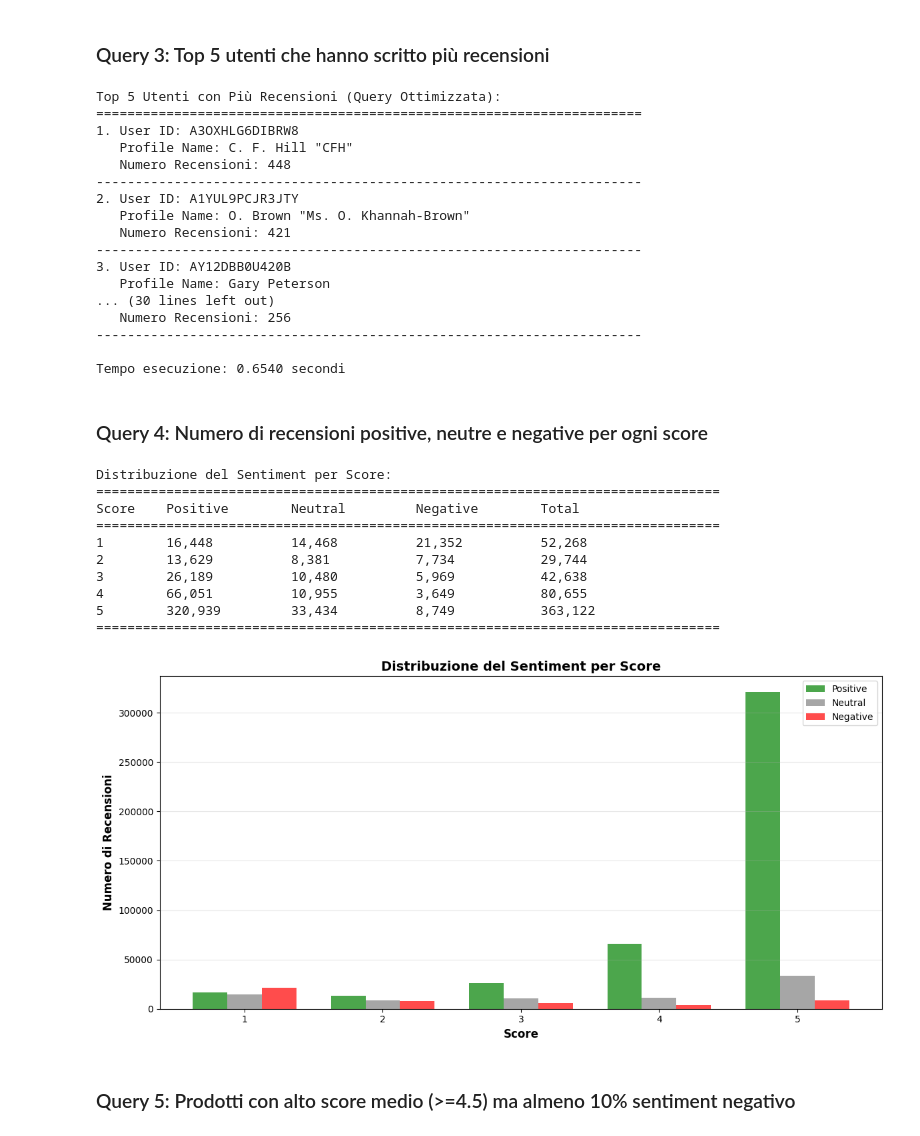
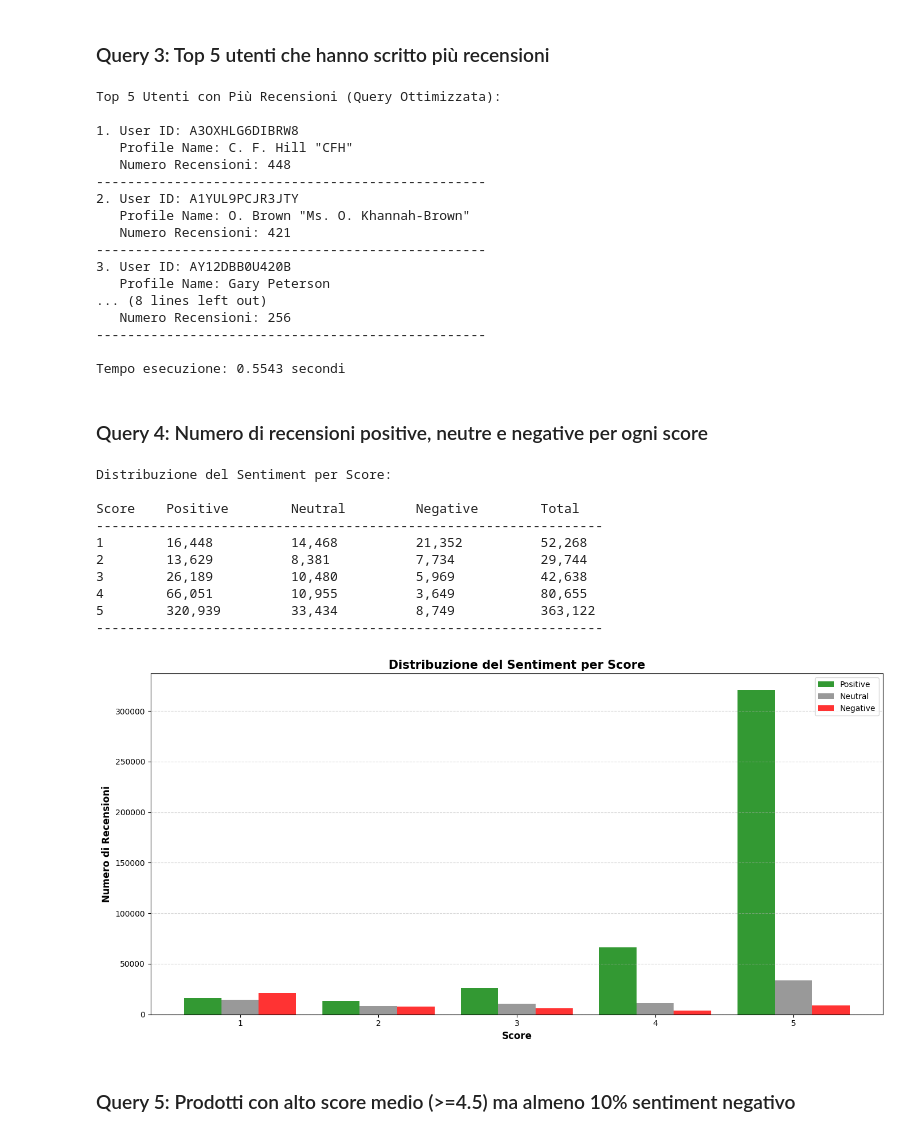
Before and after one commit to SickCiQuattro/SEBD_homework, a Jupyter notebook: MongoDB/amazon_fine_food_reviews.ipynb, the cells around one changed output. Drawn from its saved outputs; the diff is of its cells as text; code cells hidden in the pictures.

```diff
--- a/MongoDB/amazon_fine_food_reviews.ipynb
+++ b/MongoDB/amazon_fine_food_reviews.ipynb
@@ -203,11 +80,0 @@ Inseriti 363122 documenti in 'score_5'
-# %%
-# --- Verifica (Task 3a - parziale) ---
-print("\nVerifica: Conteggio documenti per collezione (Task 3a):")
-for score, collection in collections_map.items():
-    count = collection.count_documents({})
-    print(f"Score {score} ({collection.name}): {count} recensioni")
-
-count_no_text = col_no_text.count_documents({})
-print(f"No Text ({col_no_text.name}): {count_no_text} recensioni")
-total = sum(col.count_documents({}) for col in collections_map.values()) + count_no_text
-print(f"Totale documenti inseriti: {total}")
@@ -374,36 +385,33 @@ Tempo esecuzione: 0.4954 secondi
 # %%
 # Query 3: Top 5 utenti
 pipeline = [
-    # 1. Unisci TUTTE le 6 collezioni (incluse 'no_text')
-    # Iniziamo da 'score_1'
+    # unisci TUTTE le 6 collezioni (incluse 'no_text')
     {"$unionWith": {"coll": "score_2"}},
     {"$unionWith": {"coll": "score_3"}},
     {"$unionWith": {"coll": "score_4"}},
     {"$unionWith": {"coll": "score_5"}},
     {"$unionWith": {"coll": "no_text"}},  # Query sugli utenti non direttamente sulle recensioni
 
-    # 2. Ora abbiamo un flusso unificato. Raggruppiamo per utente.
+    # raggruppa per utente.
     {
         "$group": {
             "_id": "$user_id",
             "count": {"$sum": 1},
-            # Prendiamo il profile_name (assumendo sia lo stesso per utente)
-            "profile_name": {"$first": "$profile_name"}
+            "profile_name": {"$first": "$profile_name"} # Prende il primo nome che trova
         }
     },
 
-    # 3. Ordina per conteggio
+    # ordina per conteggio
     {"$sort": {"count": -1}},
 
-    # 4. Prendi solo i primi 5
+    # Prende i primi 5
     {"$limit": 5}
 ]
 
-print("Top 5 Utenti con Più Recensioni (Query Ottimizzata):")
-print("="*70)
+print("Top 5 Utenti con Più Recensioni (Query Ottimizzata):\n")
 
 start_time = time.time()
-# Eseguiamo l'unica query di aggregazione
+# esegue query di aggregazione
 try:
     top_5_users = list(db.score_1.aggregate(pipeline, allowDiskUse=True))
     elapsed = time.time() - start_time
@@ -412,7 +420,7 @@ try:
         print(f"{i}. User ID: {user['_id']}")
         print(f"   Profile Name: {user['profile_name']}")
         print(f"   Numero Recensioni: {user['count']:,}")
-        print("-"*70)
+        print("-"*50)
 
     print(f"\nTempo esecuzione: {elapsed:.4f} secondi")
 
@@ -420,22 +428,22 @@ except Exception as e:
     print(f"Errore durante l'aggregazione: {e}")
 # %% [output]
 Top 5 Utenti con Più Recensioni (Query Ottimizzata):
-======================================================================
+
 1. User ID: A3OXHLG6DIBRW8
    Profile Name: C. F. Hill "CFH"
    Numero Recensioni: 448
-----------------------------------------------------------------------
+--------------------------------------------------
 2. User ID: A1YUL9PCJR3JTY
    Profile Name: O. Brown "Ms. O. Khannah-Brown"
    Numero Recensioni: 421
-----------------------------------------------------------------------
+--------------------------------------------------
 3. User ID: AY12DBB0U420B
    Profile Name: Gary Peterson
-... (30 lines left out)
+... (8 lines left out)
    Numero Recensioni: 256
-----------------------------------------------------------------------
+--------------------------------------------------
 
-Tempo esecuzione: 0.6540 secondi
+Tempo esecuzione: 0.5543 secondi
 # %% [markdown]
 ### Query 4: Numero di recensioni positive, neutre e negative per ogni score
 # %%
@@ -455,22 +463,23 @@ for score in range(1, 6):
 
     results = list(db[col_name].aggregate(pipeline))
 
+    # Inizializza il dizionario per lo score
     sentiment_by_score[score] = {
         'positive': 0,
         'neutral': 0,
         'negative': 0
     }
 
+    # Popola i conteggi
     for result in results:
         sentiment = result['_id']
         count = result['count']
         if sentiment in sentiment_by_score[score]:
             sentiment_by_score[score][sentiment] = count
 
-print("Distribuzione del Sentiment per Score:")
-print("="*80)
+print("Distribuzione del Sentiment per Score:\n")
 print(f"{'Score':<8} {'Positive':<15} {'Neutral':<15} {'Negative':<15} {'Total':<10}")
-print("="*80)
+print("-"*65)
 
 for score in range(1, 6):
     pos = sentiment_by_score[score]['positive']
@@ -479,45 +488,45 @@ for score in range(1, 6):
     total = pos + neu + neg
 
     print(f"{score:<8} {pos:<15,} {neu:<15,} {neg:<15,} {total:<10,}")
 
-print("="*80)
+print("-"*65)
 
 # Visualizzazione con grafico a barre raggruppate
 scores = list(range(1, 6))
 positive_counts = [sentiment_by_score[s]['positive'] for s in scores]
 neutral_counts = [sentiment_by_score[s]['neutral'] for s in scores]
 negative_counts = [sentiment_by_score[s]['negative'] for s in scores]
 
 x = np.arange(len(scores))
-width = 0.25
+width = 0.27
 
-fig, ax = plt.subplots(figsize=(12, 6))
-bars1 = ax.bar(x - width, positive_counts, width, label='Positive', color='green', alpha=0.7)
-bars2 = ax.bar(x, neutral_counts, width, label='Neutral', color='gray', alpha=0.7)
-bars3 = ax.bar(x + width, negative_counts, width, label='Negative', color='red', alpha=0.7)
+fig, ax = plt.subplots(figsize=(14, 7))
+bars1 = ax.bar(x - width, positive_counts, width, label='Positive', color='green', alpha=0.8)
+bars2 = ax.bar(x, neutral_counts, width, label='Neutral', color='gray', alpha=0.8)
+bars3 = ax.bar(x + width, negative_counts, width, label='Negative', color='red', alpha=0.8)
 
 ax.set_xlabel('Score', fontsize=12, fontweight='bold')
 ax.set_ylabel('Numero di Recensioni', fontsize=12, fontweight='bold')
-ax.set_title('Distribuzione del Sentiment per Score', fontsize=14, fontweight='bold')
+ax.set_title('Distribuzione del Sentiment per Score', fontsize=15, fontweight='bold')
 ax.set_xticks(x)
 ax.set_xticklabels(scores)
 ax.legend()
-ax.grid(axis='y', alpha=0.3)
+ax.grid(axis='y', alpha=0.5, linestyle='--')
 
 plt.tight_layout()
 plt.show()
 # %% [output]
 Distribuzione del Sentiment per Score:
-================================================================================
+
 Score    Positive        Neutral         Negative        Total
-================================================================================
+-----------------------------------------------------------------
 1        16,448          14,468          21,352          52,268
 2        13,629          8,381           7,734           29,744
 3        26,189          10,480          5,969           42,638
 4        66,051          10,955          3,649           80,655
 5        320,939         33,434          8,749           363,122
-================================================================================
+-----------------------------------------------------------------
-[figure, old version]
+[figure, new version]
 # %% [markdown]
 ### Query 5: Prodotti con alto score medio (>=4.5) ma almeno 10% sentiment negativo
 # %%
```
Also changed, not shown: parts of 29 cells of this notebook.
